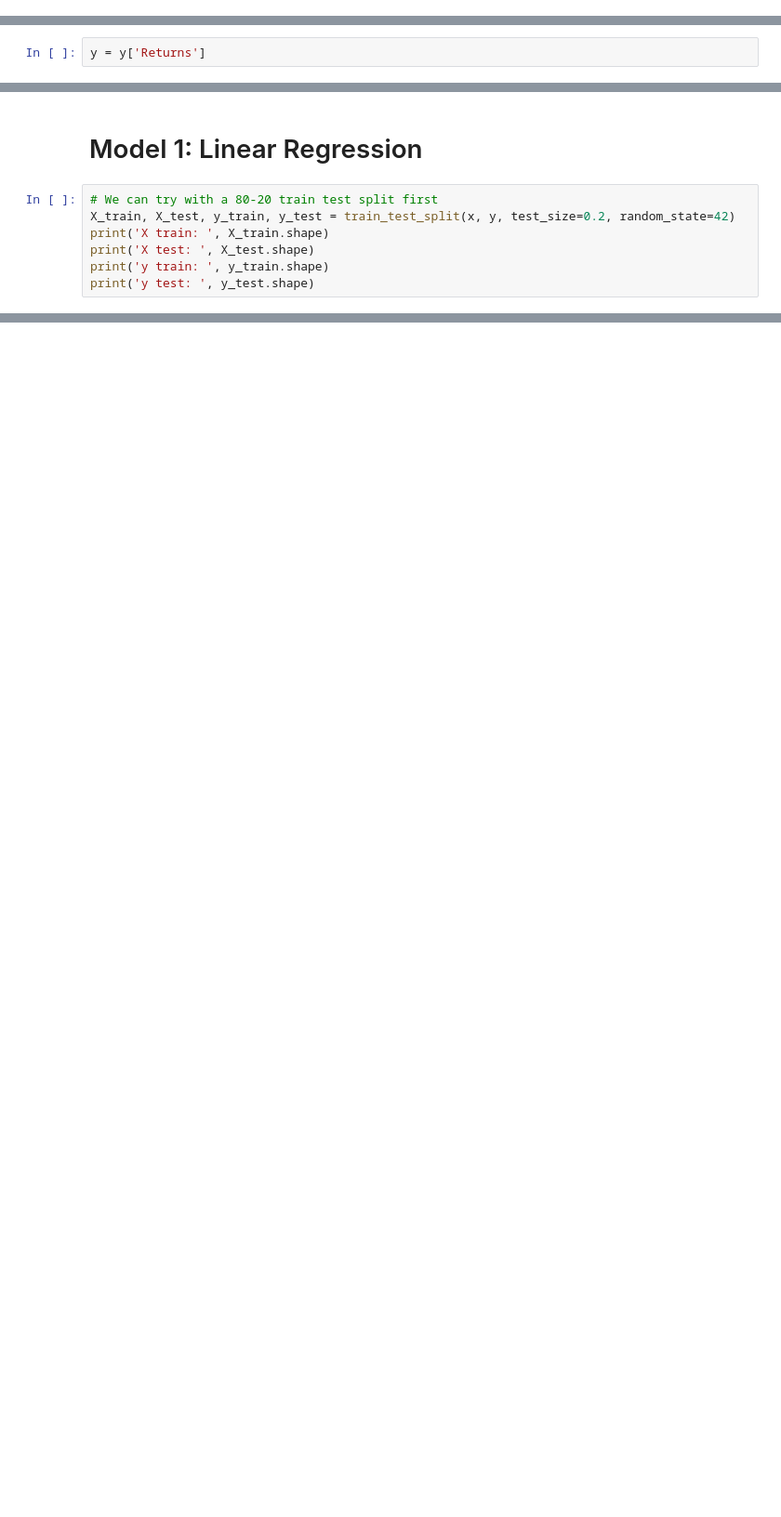
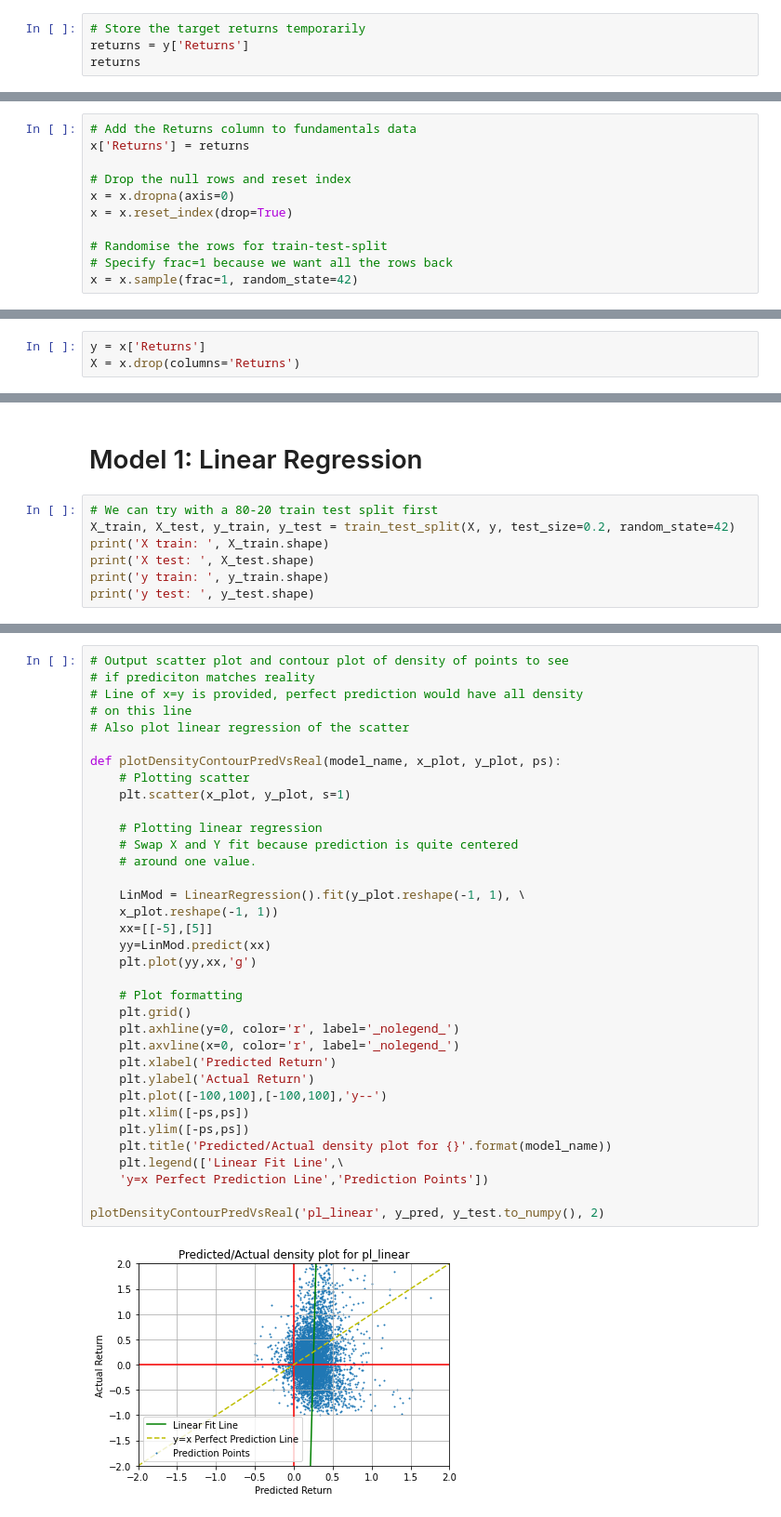
Before and after one commit to ethan-eplee/PortfolioThatBeatsTheMarket, a Jupyter notebook: 04_Capstone - Modelling.ipynb, the cells around one changed output, grey strips where cells are left out. Shown at 93% size. Cells and saved outputs as stored; diff of their text form; blank space fills up the shorter version.

```diff
--- a/04_Capstone - Modelling.ipynb
+++ b/04_Capstone - Modelling.ipynb
@@ -32,0 +45,4 @@ x
+# %%
+# Store the target returns temporarily
+returns = y['Returns']
+returns
@@ -33,2 +63,11 @@ x
 # %%
-y = y['Returns']
+# Add the Returns column to fundamentals data
+x['Returns'] = returns
+
+# Drop the null rows and reset index
+x = x.dropna(axis=0)
+x = x.reset_index(drop=True)
+
+# Randomise the rows for train-test-split
+# Specify frac=1 because we want all the rows back
+x = x.sample(frac=1, random_state=42)
@@ -36,0 +95,3 @@ Our data started from Sep 2016 and runs all the way till Oct 2021.
+# %%
+y = x['Returns']
+X = x.drop(columns='Returns')
@@ -44,7 +127,7 @@ y.mean()
 # Model 1: Linear Regression
 # %%
 # We can try with a 80-20 train test split first
-X_train, X_test, y_train, y_test = train_test_split(x, y, test_size=0.2, random_state=42)
+X_train, X_test, y_train, y_test = train_test_split(X, y, test_size=0.2, random_state=42)
 print('X train: ', X_train.shape)
 print('X test: ', X_test.shape)
 print('y train: ', y_train.shape)
@@ -70,0 +222,37 @@ Test MSE: 4.312331572782906
+# %%
+# Output scatter plot and contour plot of density of points to see
+# if prediciton matches reality
+# Line of x=y is provided, perfect prediction would have all density
+# on this line
+# Also plot linear regression of the scatter
+
+def plotDensityContourPredVsReal(model_name, x_plot, y_plot, ps):
+    # Plotting scatter
+    plt.scatter(x_plot, y_plot, s=1)
+
+    # Plotting linear regression
+    # Swap X and Y fit because prediction is quite centered
+    # around one value.
+
+    LinMod = LinearRegression().fit(y_plot.reshape(-1, 1), \
+    x_plot.reshape(-1, 1))
+    xx=[[-5],[5]]
+    yy=LinMod.predict(xx)
+    plt.plot(yy,xx,'g')
+
+    # Plot formatting
+    plt.grid()
+    plt.axhline(y=0, color='r', label='_nolegend_')
+    plt.axvline(x=0, color='r', label='_nolegend_')
+    plt.xlabel('Predicted Return')
+    plt.ylabel('Actual Return')
+    plt.plot([-100,100],[-100,100],'y--')
+    plt.xlim([-ps,ps])
+    plt.ylim([-ps,ps])
+    plt.title('Predicted/Actual density plot for {}'.format(model_name))
+    plt.legend(['Linear Fit Line',\
+    'y=x Perfect Prediction Line','Prediction Points'])
+
+plotDensityContourPredVsReal('pl_linear', y_pred, y_test.to_numpy(), 2)
+# %% [output]
+[figure, added]
```
Also changed, not shown: parts of 25 cells of this notebook, 16 other files.
